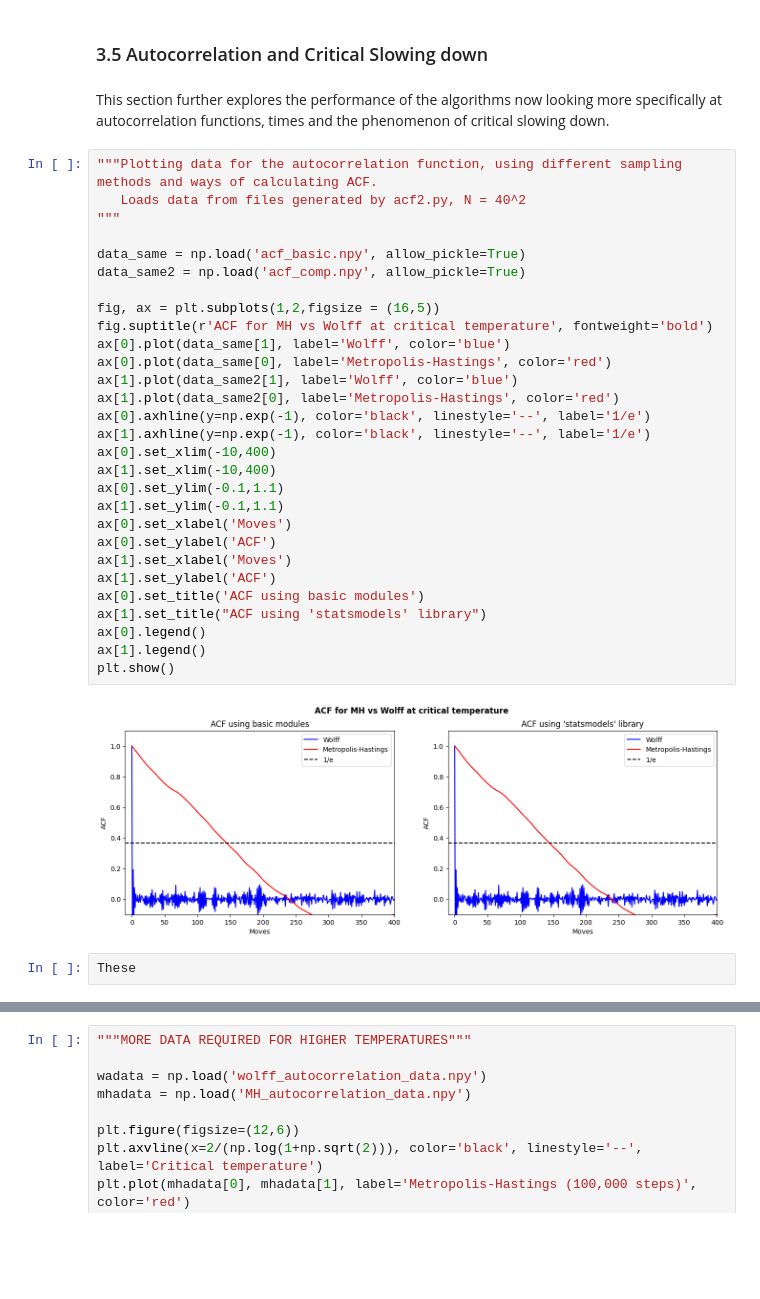
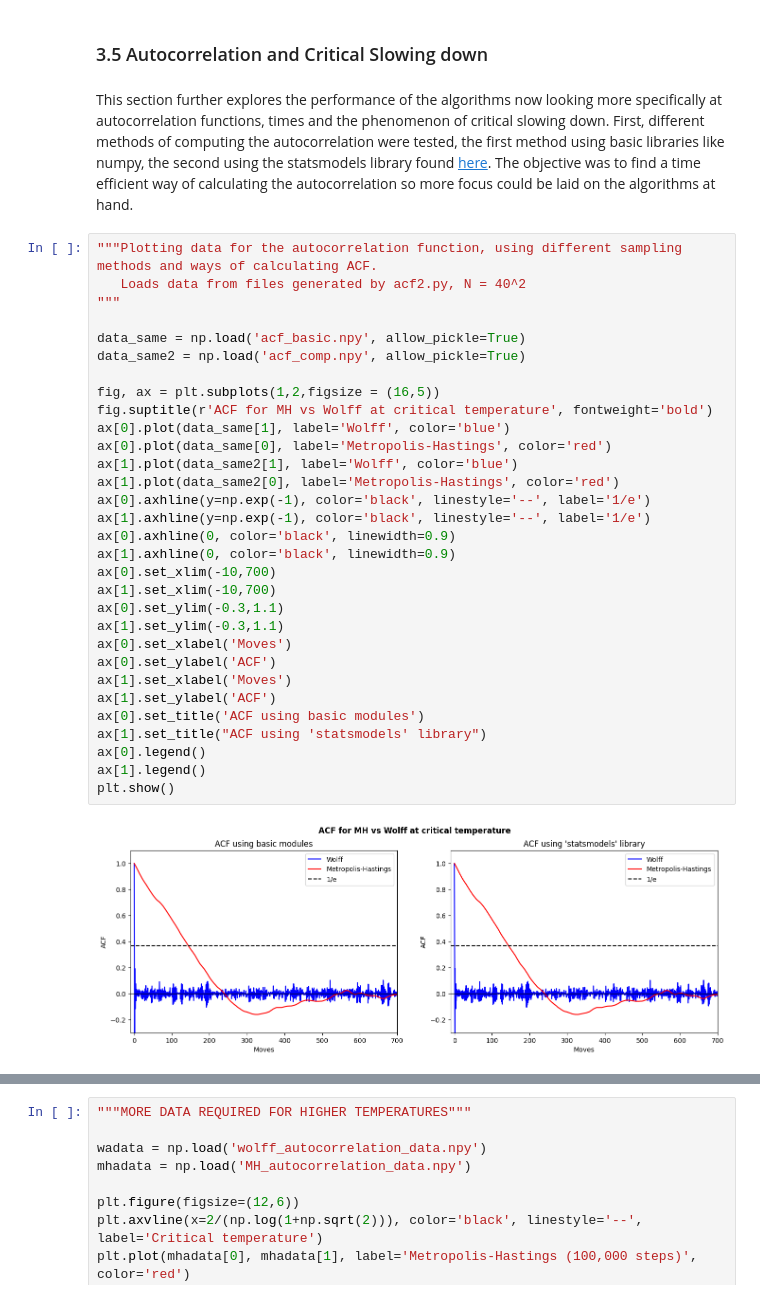
Before and after one commit to tdeng455/Part-II-Computational-Physics-Project, a Jupyter notebook: workbook.ipynb, the cells around one changed output, grey strips where cells are left out. Saved outputs shown, nothing was run; the diff lists cells and outputs as text; blank space fills up the shorter version.

```diff
--- a/workbook.ipynb
+++ b/workbook.ipynb
@@ -510,37 +510,37 @@ In light of this discussion we can now compare the numerical solutions. The Wolf
 # %% [markdown]
 ### 3.5 Autocorrelation and Critical Slowing down
 # %% [markdown]
-This section further explores the performance of the algorithms now looking more specifically at autocorrelation functions, times and the phenomenon of critical slowing down.
+This section further explores the performance of the algorithms now looking more specifically at autocorrelation functions, times and the phenomenon of critical slowing down. First, different methods of computing the autocorrelation were tested, the first method using basic libraries like numpy, the second using the statsmodels library found [here](https://www.statsmodels.org/stable/index.html). The objective was to find a time efficient way of calculating the autocorrelation so more focus could be laid on the algorithms at hand.
 # %%
 """Plotting data for the autocorrelation function, using different sampling methods and ways of calculating ACF.
    Loads data from files generated by acf2.py, N = 40^2
 """
 
 data_same = np.load('acf_basic.npy', allow_pickle=True)
 data_same2 = np.load('acf_comp.npy', allow_pickle=True)
 
 fig, ax = plt.subplots(1,2,figsize = (16,5))
 fig.suptitle(r'ACF for MH vs Wolff at critical temperature', fontweight='bold')
 ax[0].plot(data_same[1], label='Wolff', color='blue')
 ax[0].plot(data_same[0], label='Metropolis-Hastings', color='red')
 ax[1].plot(data_same2[1], label='Wolff', color='blue')
 ax[1].plot(data_same2[0], label='Metropolis-Hastings', color='red')
 ax[0].axhline(y=np.exp(-1), color='black', linestyle='--', label='1/e')
 ax[1].axhline(y=np.exp(-1), color='black', linestyle='--', label='1/e')
-ax[0].set_xlim(-10,400)
-ax[1].set_xlim(-10,400)
-ax[0].set_ylim(-0.1,1.1)
-ax[1].set_ylim(-0.1,1.1)
+ax[0].axhline(0, color='black', linewidth=0.9)
+ax[1].axhline(0, color='black', linewidth=0.9)
+ax[0].set_xlim(-10,700)
+ax[1].set_xlim(-10,700)
+ax[0].set_ylim(-0.3,1.1)
+ax[1].set_ylim(-0.3,1.1)
 ax[0].set_xlabel('Moves')
 ax[0].set_ylabel('ACF')
 ax[1].set_xlabel('Moves')
 ax[1].set_ylabel('ACF')
 ax[0].set_title('ACF using basic modules')
 ax[1].set_title("ACF using 'statsmodels' library")
 ax[0].legend()
 ax[1].legend()
 plt.show()
 # %% [output]
-[figure, old version]
+[figure, new version]
-# %%
-These
```
Also changed, not shown: parts of 8 cells of this notebook, 5 other files.
